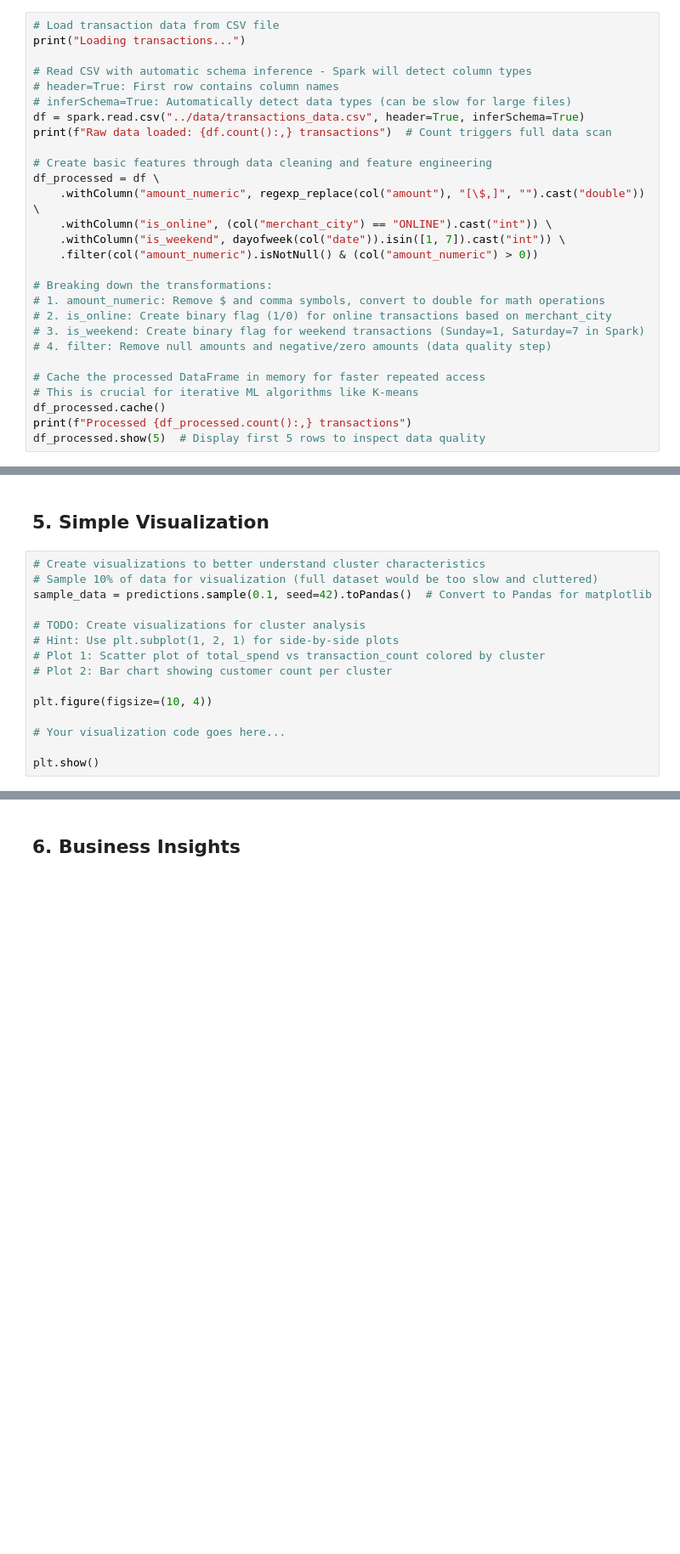
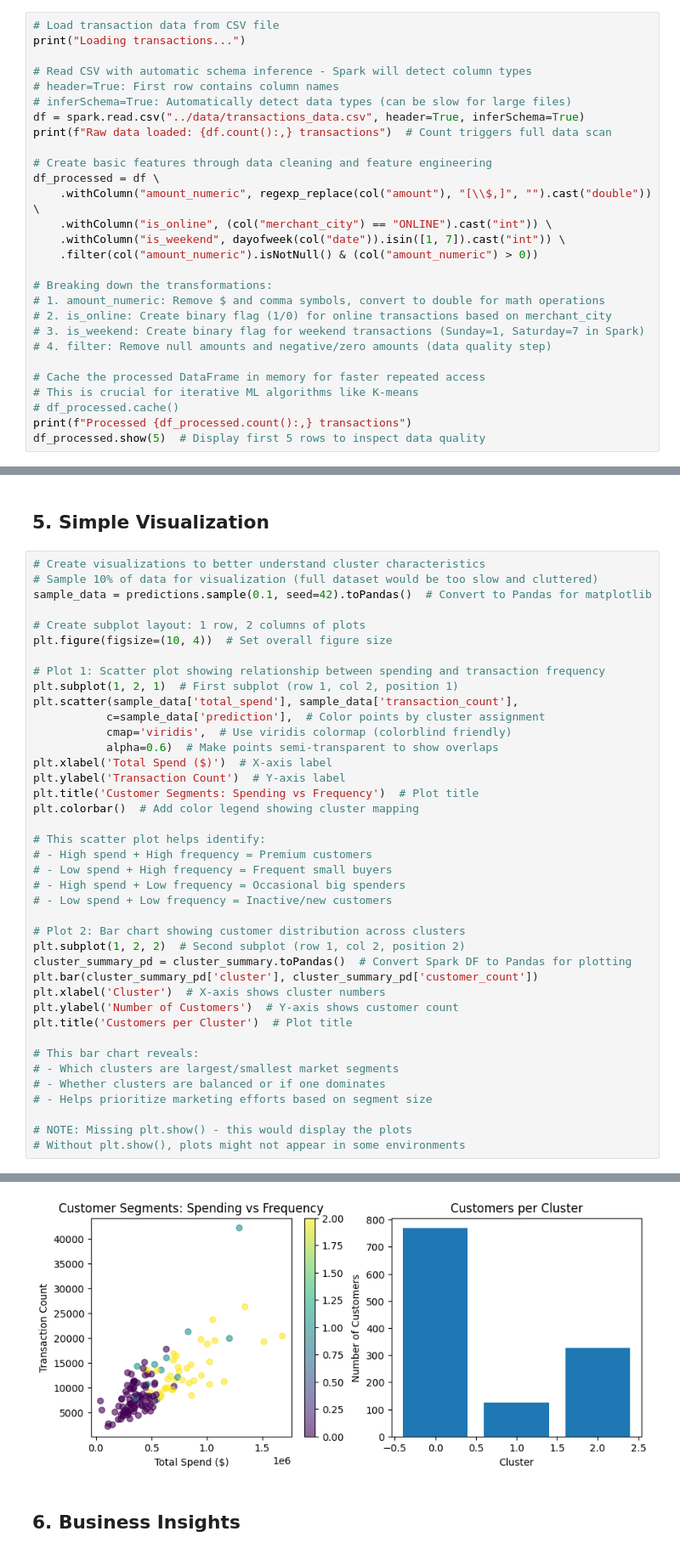
Before and after one commit to juice1000/big-data-analytics, a Jupyter notebook: labs/day2/02_clustering.ipynb, the cells around one changed output, grey strips where cells are left out. Shown at 85% size. Saved outputs shown, nothing was run; the diff lists cells and outputs as text; blank space fills up the shorter version.

```diff
--- a/labs/day2/02_clustering.ipynb
+++ b/labs/day2/02_clustering.ipynb
@@ -38,7 +40,7 @@ print(f"Raw data loaded: {df.count():,} transactions")  # Count triggers full da
 
 # Create basic features through data cleaning and feature engineering
 df_processed = df \
-    .withColumn("amount_numeric", regexp_replace(col("amount"), "[\$,]", "").cast("double")) \
+    .withColumn("amount_numeric", regexp_replace(col("amount"), "[\\$,]", "").cast("double")) \
     .withColumn("is_online", (col("merchant_city") == "ONLINE").cast("int")) \
     .withColumn("is_weekend", dayofweek(col("date")).isin([1, 7]).cast("int")) \
     .filter(col("amount_numeric").isNotNull() & (col("amount_numeric") > 0))
@@ -51,6 +53,6 @@ df_processed = df \
 
 # Cache the processed DataFrame in memory for faster repeated access
 # This is crucial for iterative ML algorithms like K-means
-df_processed.cache()
+# df_processed.cache()
 print(f"Processed {df_processed.count():,} transactions")
 df_processed.show(5)  # Display first 5 rows to inspect data quality
@@ -145,13 +231,39 @@ cluster_summary.show()  # Display the cluster analysis results
 # Sample 10% of data for visualization (full dataset would be too slow and cluttered)
 sample_data = predictions.sample(0.1, seed=42).toPandas()  # Convert to Pandas for matplotlib
 
-# TODO: Create visualizations for cluster analysis
-# Hint: Use plt.subplot(1, 2, 1) for side-by-side plots
-# Plot 1: Scatter plot of total_spend vs transaction_count colored by cluster
-# Plot 2: Bar chart showing customer count per cluster
+# Create subplot layout: 1 row, 2 columns of plots
+plt.figure(figsize=(10, 4))  # Set overall figure size
 
-plt.figure(figsize=(10, 4))
+# Plot 1: Scatter plot showing relationship between spending and transaction frequency
+plt.subplot(1, 2, 1)  # First subplot (row 1, col 2, position 1)
+plt.scatter(sample_data['total_spend'], sample_data['transaction_count'],
+           c=sample_data['prediction'],  # Color points by cluster assignment
+           cmap='viridis',  # Use viridis colormap (colorblind friendly)
+           alpha=0.6)  # Make points semi-transparent to show overlaps
+plt.xlabel('Total Spend ($)')  # X-axis label
+plt.ylabel('Transaction Count')  # Y-axis label
+plt.title('Customer Segments: Spending vs Frequency')  # Plot title
+plt.colorbar()  # Add color legend showing cluster mapping
 
-# Your visualization code goes here...
+# This scatter plot helps identify:
+# - High spend + High frequency = Premium customers
+# - Low spend + High frequency = Frequent small buyers
+# - High spend + Low frequency = Occasional big spenders
+# - Low spend + Low frequency = Inactive/new customers
 
-plt.show()
+# Plot 2: Bar chart showing customer distribution across clusters
+plt.subplot(1, 2, 2)  # Second subplot (row 1, col 2, position 2)
+cluster_summary_pd = cluster_summary.toPandas()  # Convert Spark DF to Pandas for plotting
+plt.bar(cluster_summary_pd['cluster'], cluster_summary_pd['customer_count'])
+plt.xlabel('Cluster')  # X-axis shows cluster numbers
+plt.ylabel('Number of Customers')  # Y-axis shows customer count
+plt.title('Customers per Cluster')  # Plot title
+
+# This bar chart reveals:
+# - Which clusters are largest/smallest market segments
+# - Whether clusters are balanced or if one dominates
+# - Helps prioritize marketing efforts based on segment size
+
+# NOTE: Missing plt.show() - this would display the plots
+# Without plt.show(), plots might not appear in some environments
+# %% [output]
@@ -158,3 +271,4 @@ plt.show()
+[figure, added]
 # %% [markdown]
 ## 6. Business Insights
 # %%
```
Also changed, not shown: parts of 8 cells of this notebook, 7 other files.
